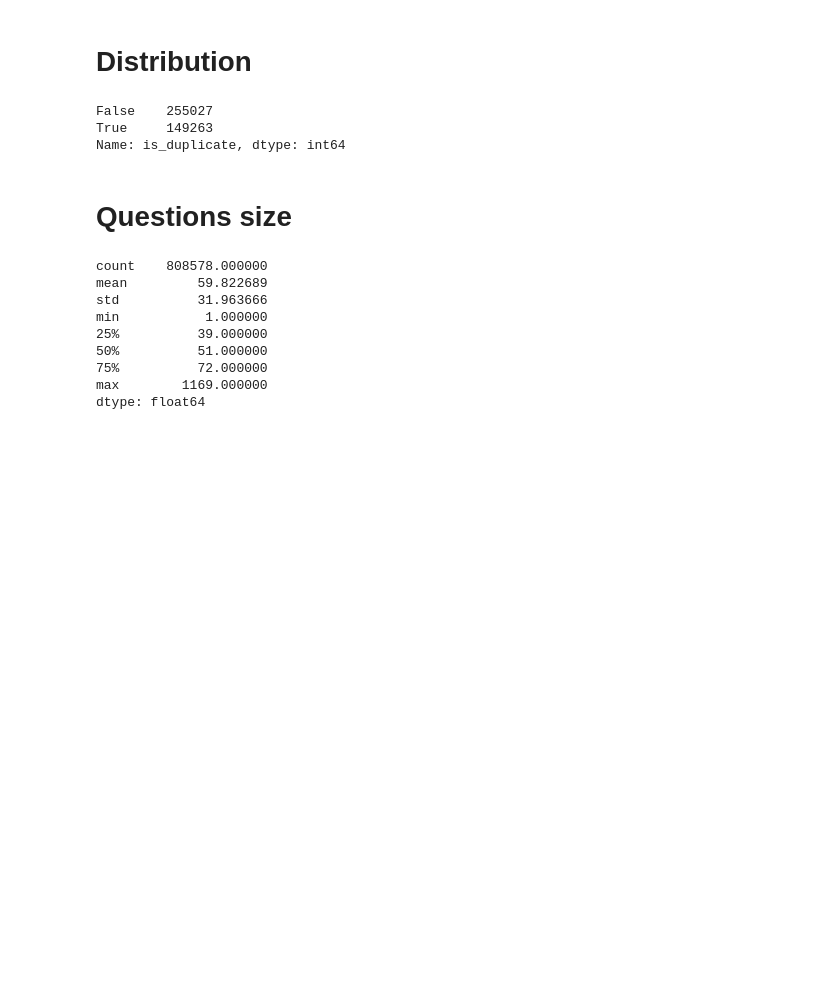
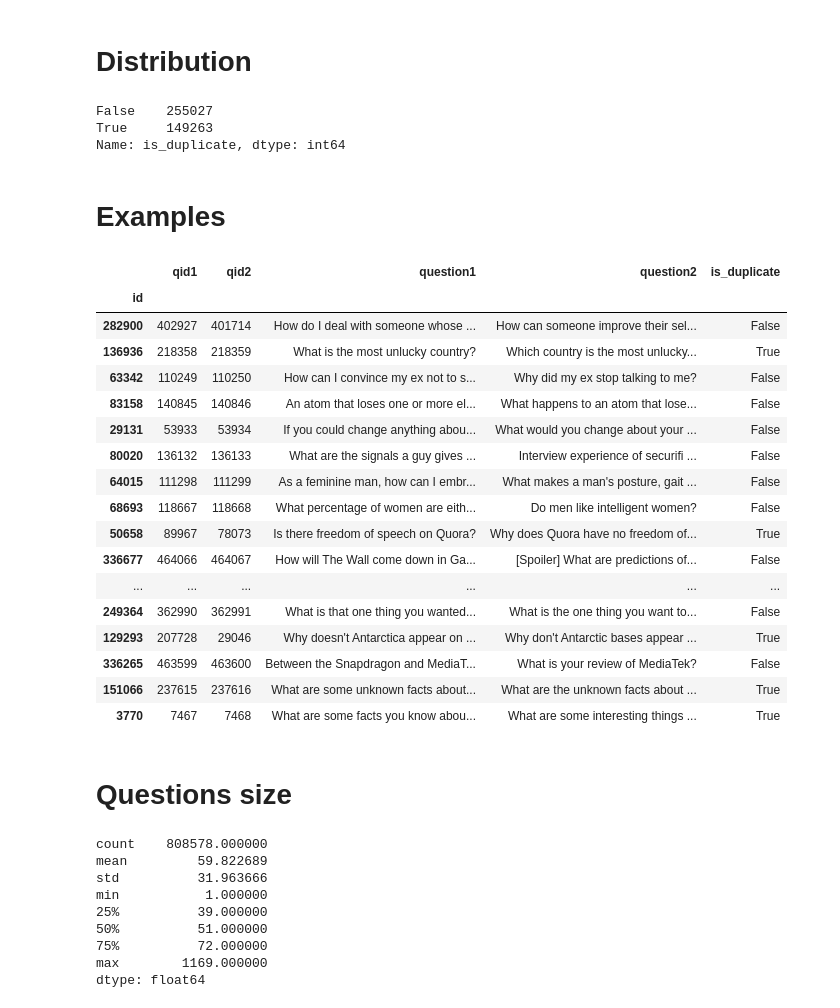
Before and after one commit to abevieiramota/kaggle-quora-question-pairs, a Jupyter notebook: notebook/1-avm-Exploratory Analysis.ipynb, the cells around one changed output. Saved outputs shown, nothing was run; the diff lists cells and outputs as text; code cells hidden in the pictures; blank space fills up the shorter version.

```diff
--- a/notebook/1-avm-Exploratory Analysis.ipynb
+++ b/notebook/1-avm-Exploratory Analysis.ipynb
@@ -2,6 +2,8 @@
 import pandas as pd
 import numpy as np
 
+pd.options.display.max_colwidth = 200
+
 %matplotlib inline
 # %% [markdown]
 # Reading
@@ -17,6 +19,29 @@ train.is_duplicate.value_counts()
 False    255027
 True     149263
 Name: is_duplicate, dtype: int64
+# %% [markdown]
+# Examples
+# %%
+train.sample(20)
+# %% [output]
+|  | qid1 | qid2 | question1 | question2 | is_duplicate |
+| id |  |  |  |  |  |
+| 282900 | 402927 | 401714 | How do I deal with someone whose ... | How can someone improve their sel... | False |
+| 136936 | 218358 | 218359 | What is the most unlucky country? | Which country is the most unlucky... | True |
+| 63342 | 110249 | 110250 | How can I convince my ex not to s... | Why did my ex stop talking to me? | False |
+| 83158 | 140845 | 140846 | An atom that loses one or more el... | What happens to an atom that lose... | False |
+| 29131 | 53933 | 53934 | If you could change anything abou... | What would you change about your ... | False |
+| 80020 | 136132 | 136133 | What are the signals a guy gives ... | Interview experience of securifi ... | False |
+| 64015 | 111298 | 111299 | As a feminine man, how can I embr... | What makes a man's posture, gait ... | False |
+| 68693 | 118667 | 118668 | What percentage of women are eith... | Do men like intelligent women? | False |
+| 50658 | 89967 | 78073 | Is there freedom of speech on Quora? | Why does Quora have no freedom of... | True |
+| 336677 | 464066 | 464067 | How will The Wall come down in Ga... | [Spoiler] What are predictions of... | False |
+| ... | ... | ... | ... | ... | ... |
+| 249364 | 362990 | 362991 | What is that one thing you wanted... | What is the one thing you want to... | False |
+| 129293 | 207728 | 29046 | Why doesn't Antarctica appear on ... | Why don't Antarctic bases appear ... | True |
+| 336265 | 463599 | 463600 | Between the Snapdragon and MediaT... | What is your review of MediaTek? | False |
+| 151066 | 237615 | 237616 | What are some unknown facts about... | What are the unknown facts about ... | True |
+| 3770 | 7467 | 7468 | What are some facts you know abou... | What are some interesting things ... | True |
 # %% [markdown]
 # Questions size
 # %%
```
Also changed, not shown: parts of 5 cells of this notebook, 2 other files.
